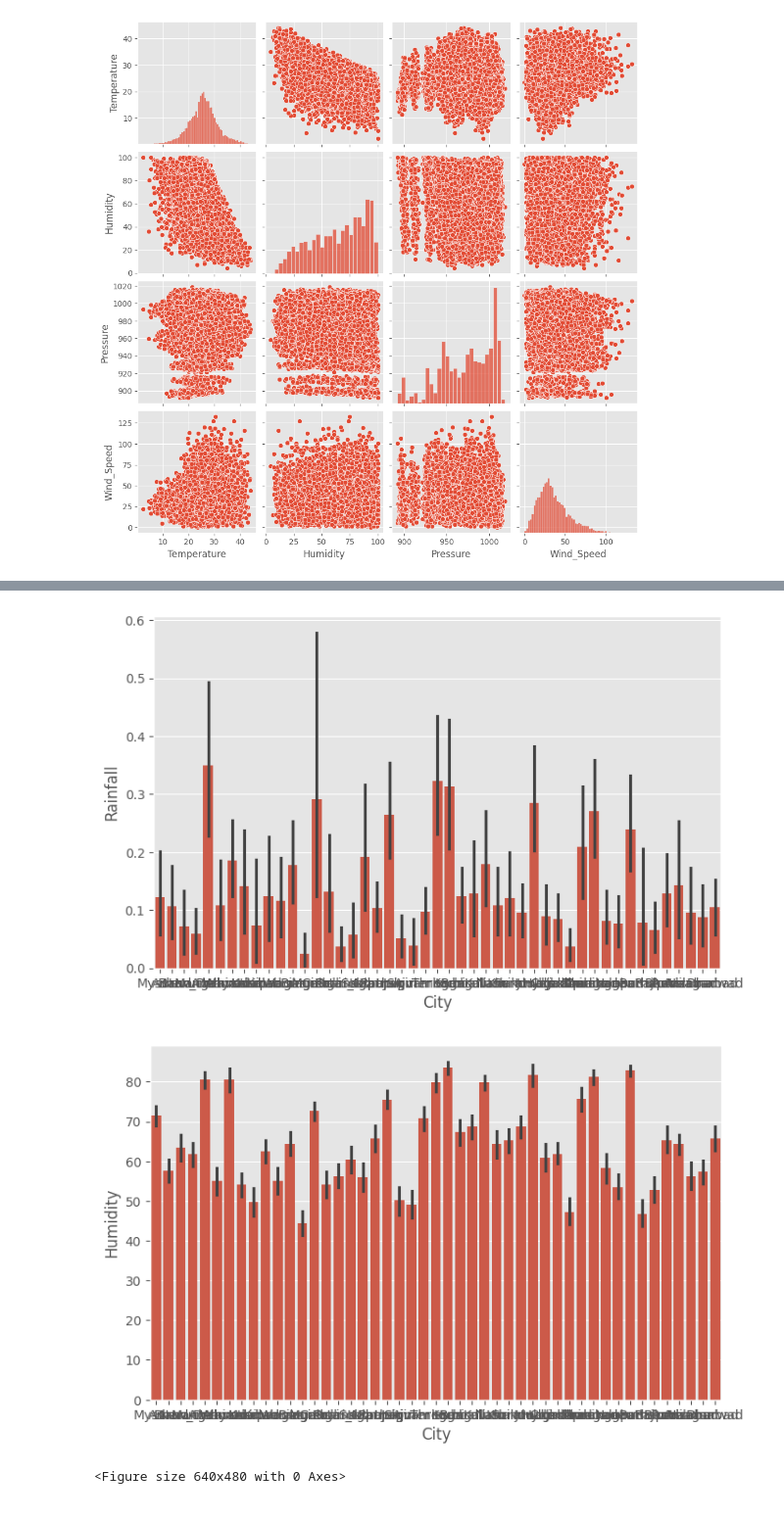
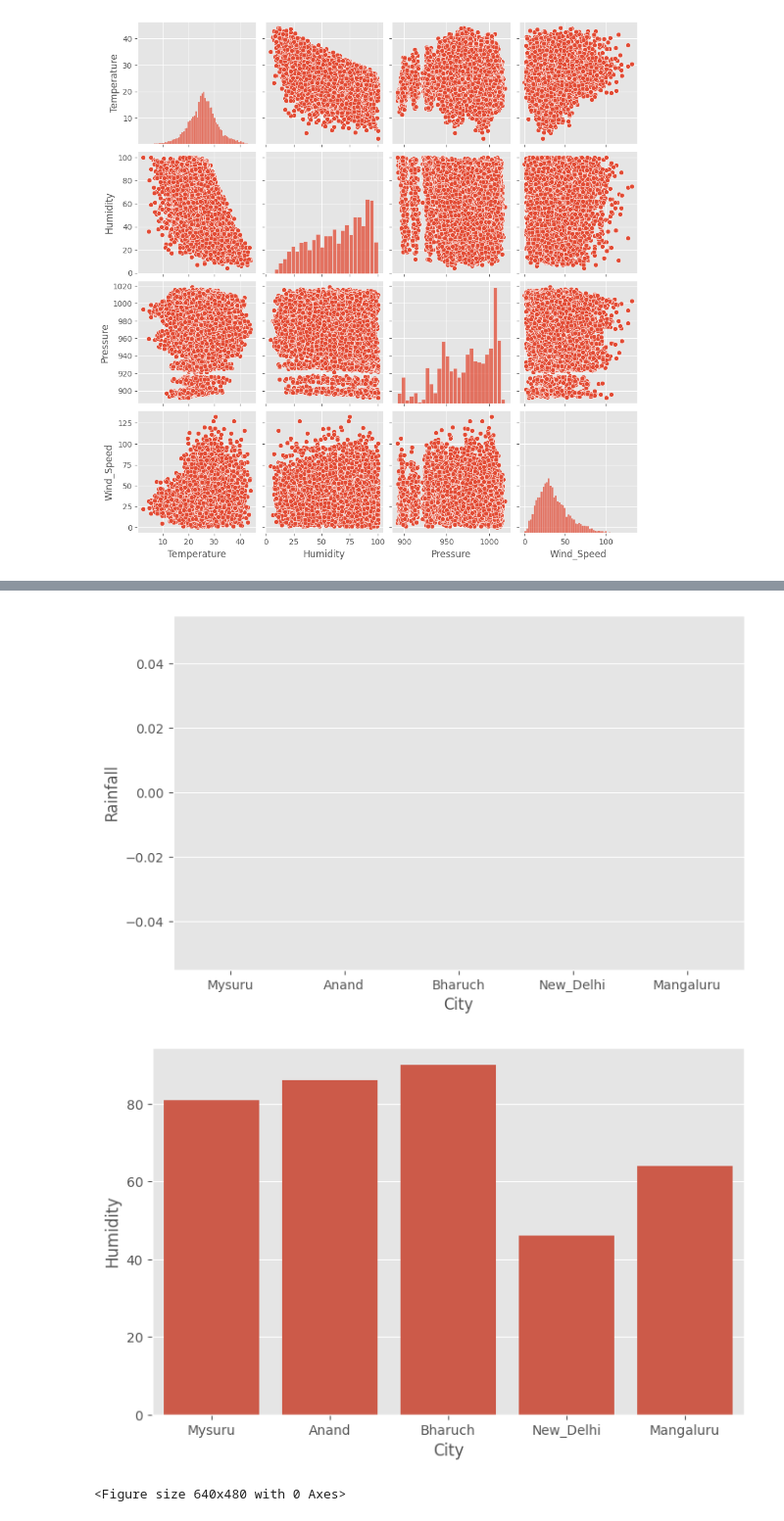
Before and after one commit to Dhanush-734/WeatherPredictionProject, a Jupyter notebook: notebooks/03_EDA.ipynb, the cells around one changed output, grey strips where cells are left out. Shown at 98% size. Saved outputs shown, nothing was run; the diff lists cells and outputs as text; code cells hidden in the pictures.

```diff
--- a/notebooks/03_EDA.ipynb
+++ b/notebooks/03_EDA.ipynb
@@ -223,24 +213,24 @@ plt.figure(figsize=(8,5))
 sns.barplot(
     x="City",
     y="Rainfall",
-    data=df
+    data=df.head()
 )
 
 plt.show()
 # %% [output]
-[figure, old version]
+[figure, new version]
 # %%
 plt.figure(figsize=(8,5))
 
 sns.barplot(
     x="City",
     y="Humidity",
-    data=df
+    data=df.head()
 )
 
 plt.show()
 # %% [output]
-[figure, old version]
+[figure, new version]
 # %%
 plt.savefig("../output/graphs/temperature_distribution.png", dpi=300, bbox_inches="tight")
 # %% [output]
```
Also changed, not shown: parts of 3 cells of this notebook, 8 other files.
